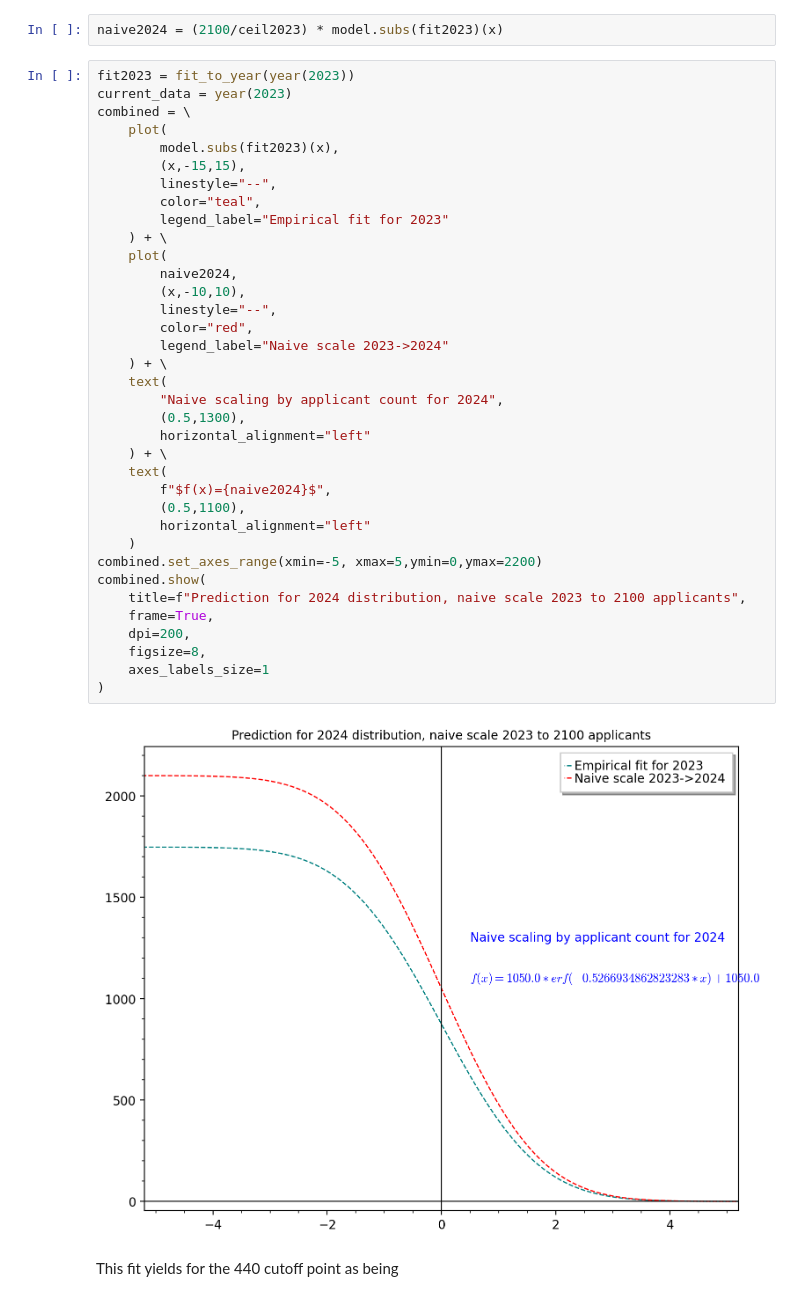
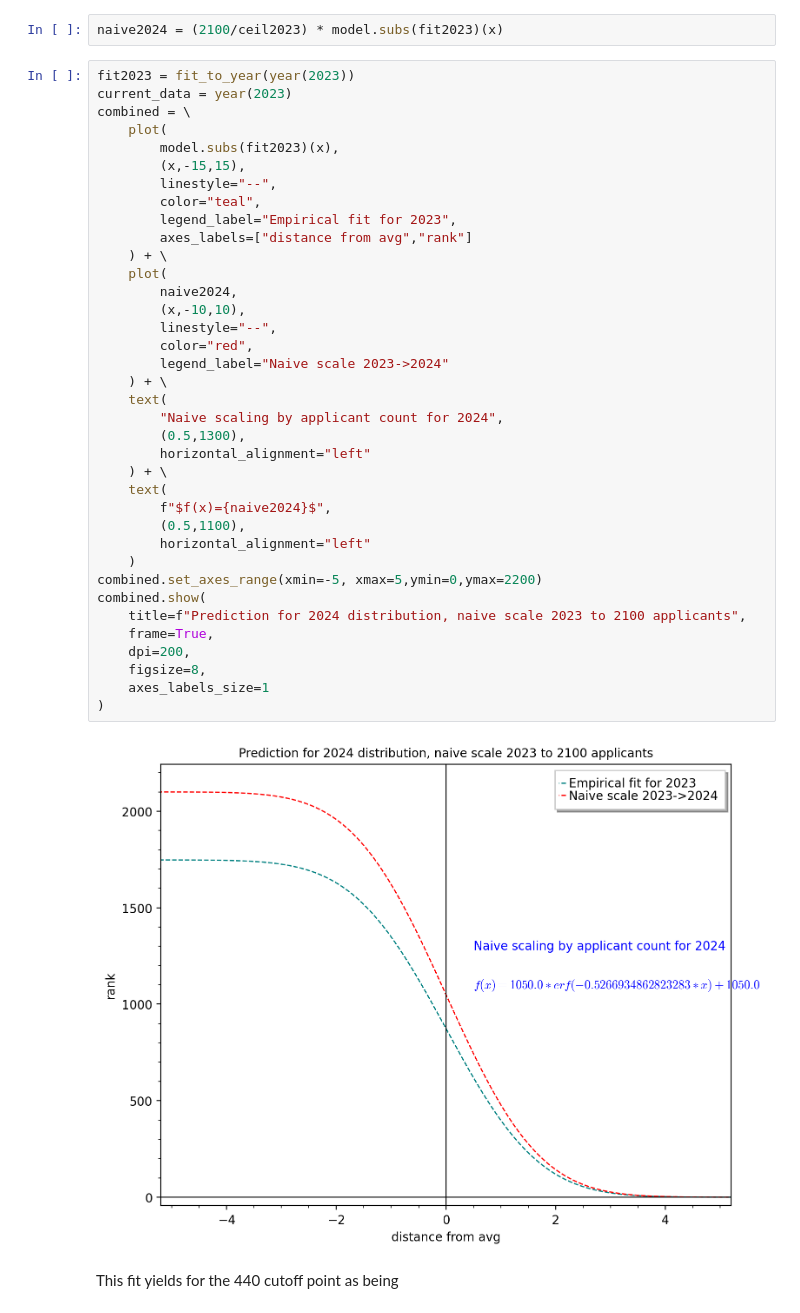
Before and after one commit to erentar/tud-aero-selection-rankings, a Jupyter notebook: report.ipynb, the cells around one changed output. Saved outputs shown, nothing was run; the diff lists cells and outputs as text.

```diff
--- a/report.ipynb
+++ b/report.ipynb
@@ -534,35 +534,36 @@ combined = \
         (x,-15,15),
         linestyle="--",
         color="teal",
-        legend_label="Empirical fit for 2023"
+        legend_label="Empirical fit for 2023",
+        axes_labels=["distance from avg","rank"]
     ) + \
     plot(
         naive2024,
         (x,-10,10),
         linestyle="--",
         color="red",
         legend_label="Naive scale 2023->2024"
     ) + \
     text(
         "Naive scaling by applicant count for 2024",
         (0.5,1300),
         horizontal_alignment="left"
     ) + \
     text(
         f"$f(x)={naive2024}$",
         (0.5,1100),
         horizontal_alignment="left"
     )
 combined.set_axes_range(xmin=-5, xmax=5,ymin=0,ymax=2200)
 combined.show(
     title=f"Prediction for 2024 distribution, naive scale 2023 to 2100 applicants",
     frame=True,
     dpi=200,
     figsize=8,
     axes_labels_size=1
 )
 # %% [output]
-[figure, old version]
+[figure, new version]
 # %% [markdown]
 This fit yields for the 440 cutoff point as being
 # %%
```
Also changed, not shown: 1 other file.
